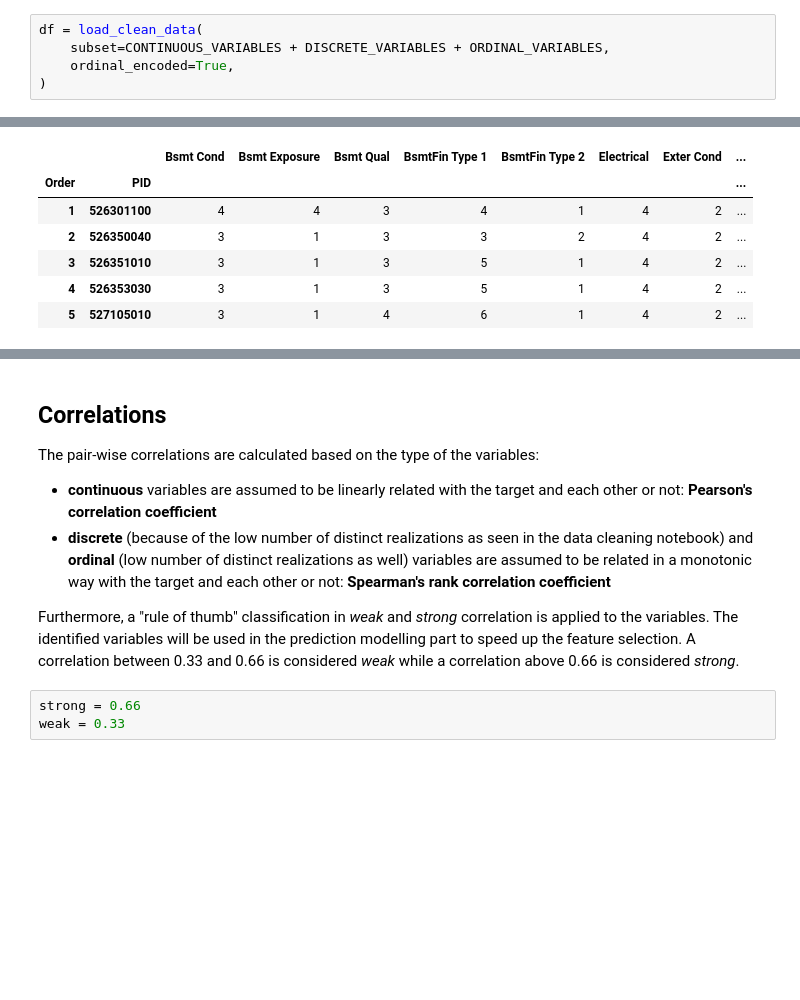
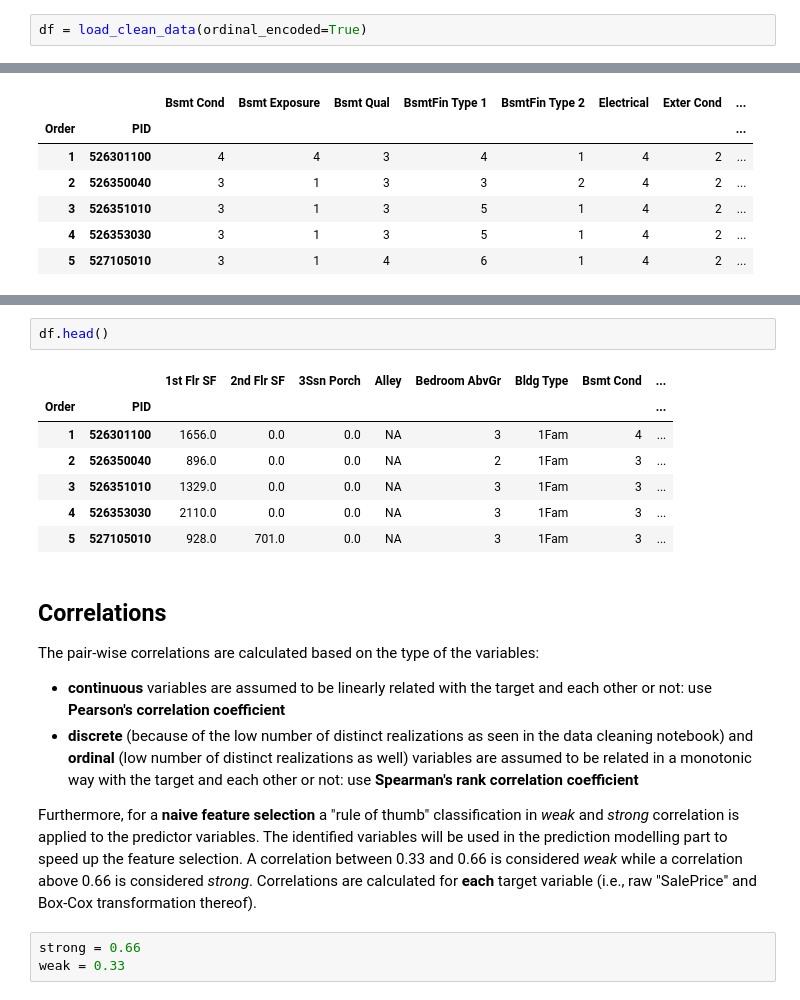
Before and after one commit to webartifex/ames-housing, a Jupyter notebook: 2_pairwise_correlations.ipynb, the cells around one changed output, grey strips where cells are left out. Saved outputs shown, nothing was run; the diff lists cells and outputs as text; blank space fills up the shorter version.

```diff
--- a/2_pairwise_correlations.ipynb
+++ b/2_pairwise_correlations.ipynb
@@ -45,10 +54,7 @@ sns.set_style("white")
 
 A subset of the previously cleaned data is used in this analysis. It does not make sense to calculate correlations involving nominal variables.
 # %%
-df = load_clean_data(
-    subset=CONTINUOUS_VARIABLES + DISCRETE_VARIABLES + ORDINAL_VARIABLES,
-    ordinal_encoded=True,
-)
+df = load_clean_data(ordinal_encoded=True)
 # %%
 df[NUMERIC_VARIABLES].head()
 # %% [output]
@@ -74,11 +195,21 @@ df[ORDINAL_VARIABLES].head()
+# %%
+df.head()
+# %% [output]
+|  |  | 1st Flr SF | 2nd Flr SF | 3Ssn Porch | Alley | Bedroom AbvGr | Bldg Type | Bsmt Cond | ... |
+| Order | PID |  |  |  |  |  |  |  | ... |
+| 1 | 526301100 | 1656.0 | 0.0 | 0.0 | NA | 3 | 1Fam | 4 | ... |
+| 2 | 526350040 | 896.0 | 0.0 | 0.0 | NA | 2 | 1Fam | 3 | ... |
+| 3 | 526351010 | 1329.0 | 0.0 | 0.0 | NA | 3 | 1Fam | 3 | ... |
+| 4 | 526353030 | 2110.0 | 0.0 | 0.0 | NA | 3 | 1Fam | 3 | ... |
+| 5 | 527105010 | 928.0 | 701.0 | 0.0 | NA | 3 | 1Fam | 3 | ... |
 # %% [markdown]
 ## Correlations
 
 The pair-wise correlations are calculated based on the type of the variables:
-- **continuous** variables are assumed to be linearly related with the target and each other or not: **Pearson's correlation coefficient**
-- **discrete** (because of the low number of distinct realizations as seen in the data cleaning notebook) and **ordinal** (low number of distinct realizations as well) variables are assumed to be related in a monotonic way with the target and each other or not: **Spearman's rank correlation coefficient**
+- **continuous** variables are assumed to be linearly related with the target and each other or not: use **Pearson's correlation coefficient**
+- **discrete** (because of the low number of distinct realizations as seen in the data cleaning notebook) and **ordinal** (low number of distinct realizations as well) variables are assumed to be related in a monotonic way with the target and each other or not: use **Spearman's rank correlation coefficient**
 
-Furthermore, a "rule of thumb" classification in *weak* and *strong* correlation is applied to the variables. The identified variables will be used in the prediction modelling part to speed up the feature selection. A correlation between 0.33 and 0.66 is considered *weak* while a correlation above 0.66 is considered *strong*.
+Furthermore, for a **naive feature selection** a "rule of thumb" classification in *weak* and *strong* correlation is applied to the predictor variables. The identified variables will be used in the prediction modelling part to speed up the feature selection. A correlation between 0.33 and 0.66 is considered *weak* while a correlation above 0.66 is considered *strong*. Correlations are calculated for **each** target variable (i.e., raw "SalePrice" and Box-Cox transformation thereof).
 # %%
 strong = 0.66
 weak = 0.33
```
Also changed, not shown: parts of 47 cells of this notebook, 6 other files.
